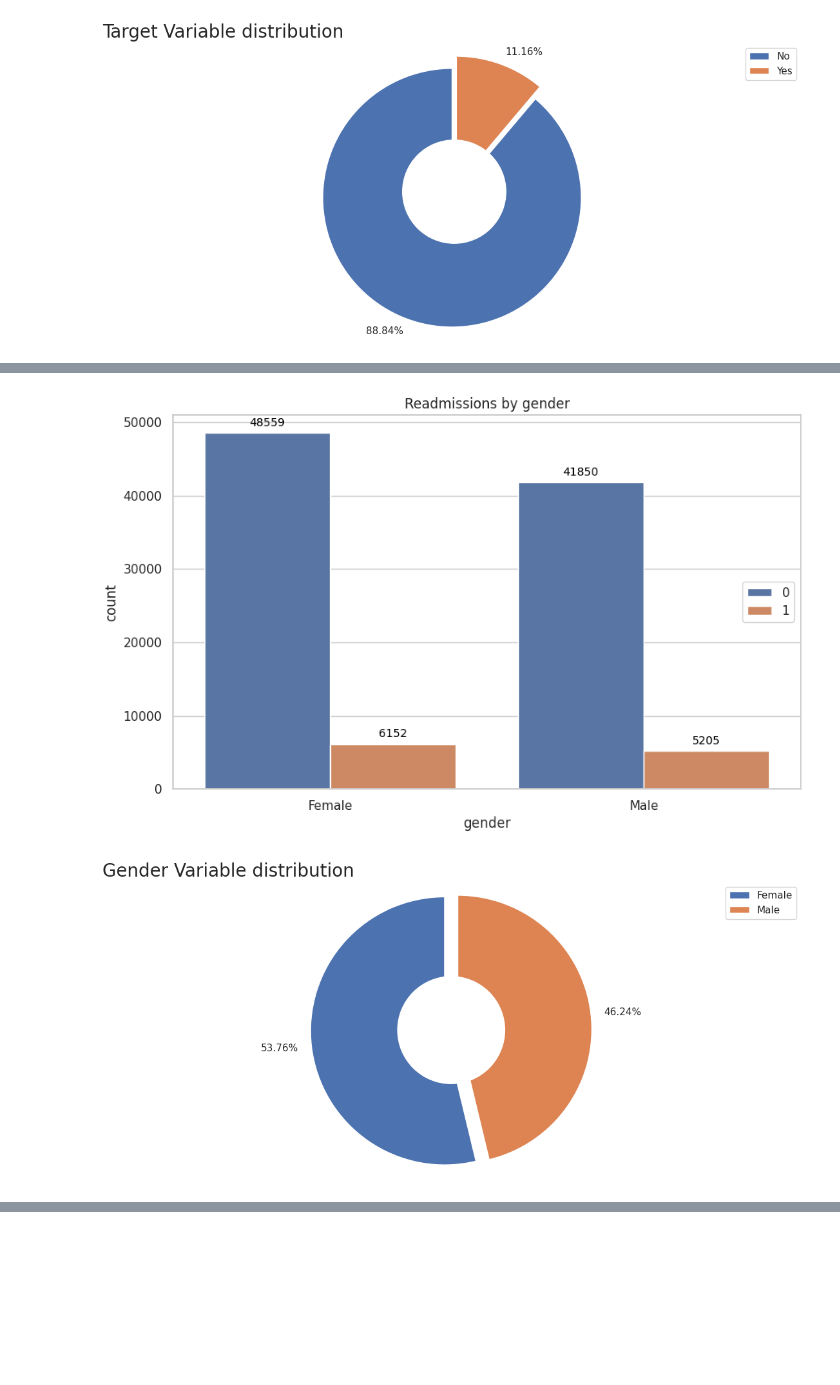
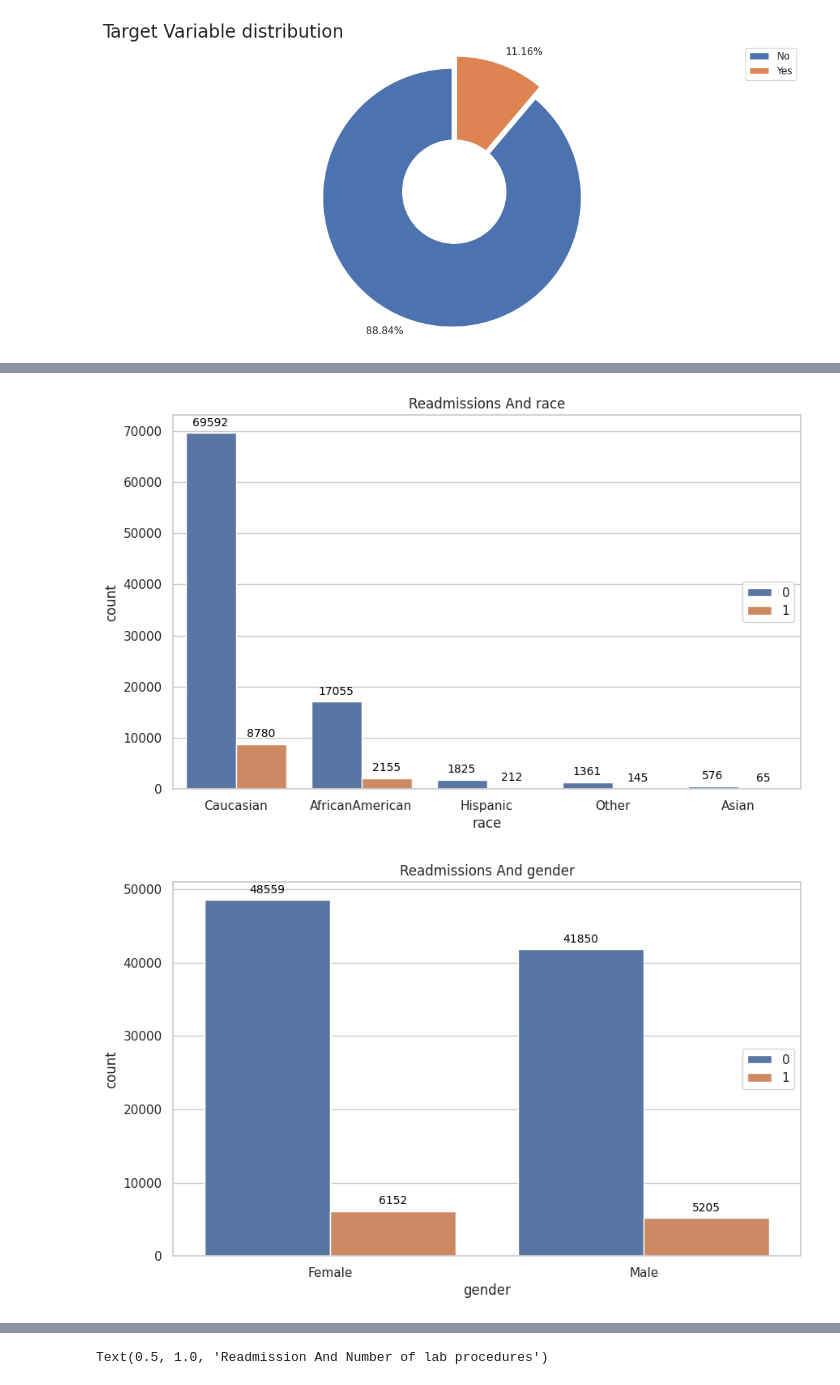
Before and after one commit to AliMO77/DMAKD, a Jupyter notebook: Diabetes.ipynb, the cells around one changed output, grey strips where cells are left out. Drawn from its saved outputs; the diff is of its cells as text; code cells hidden in the pictures; blank space fills up the shorter version.

```diff
--- a/Diabetes.ipynb
+++ b/Diabetes.ipynb
@@ -174,45 +208,39 @@ We can see tha this feature does have an influence on the readmission rate becau
 # %%
-
-
 def plot_readmission_correlations(df,col):
     col_readmitted_group = raw_data.groupby([col,'readmitted']).readmitted.count()
     col_data = raw_data[col].unique().tolist()
     readmission = raw_data.readmitted.unique().tolist()
 
     readmitted = []
     for i in col_data:
         for j in readmission:
             if j == 1 :
                 readmitted.append(col_readmitted_group[i][j])
 
     order = pd.DataFrame({'col': col_data, 'readmitted':readmitted}).sort_values(by='readmitted',ascending=False).col.tolist()
 
     #plot
     fig, ax =plt.subplots(figsize=(10,6))
     sns.countplot(x=col, hue="readmitted", data=raw_data, palette="deep" ,order = order)
 
-    ax.set_title('Readmissions by '+ col)
+    ax.set_title('Readmissions And '+ col)
     ax.legend(loc='right')
 
     for p in ax.patches:
         height = p.get_height()
         ax.annotate(f'{height:.0f}', (p.get_x() + p.get_width() / 2., height),
                     ha='center', va='bottom', fontsize=10, color='black', xytext=(0, 4),
                     textcoords='offset points')
     plt.show()
-    return
 
 
-#plot_readmission_correlations(raw_data,"insulin")
+plot_readmission_correlations(raw_data,"race")
 plot_readmission_correlations(raw_data,"gender")
-#pie_chart_plotter(raw_data ,'labels', 'gender','Gender Variable distribution',)
-
-values = raw_data.gender.value_counts().tolist()
-legend = raw_data.gender.value_counts().index.tolist()
-labels = [ str(round((value / len(raw_data) * 100),2))+'%' for value in values]
-
-df = pd.DataFrame({'Values' :values, 'labels' :labels })
-pie_chart_plotter(df ,'labels', 'Values','Gender Variable distribution',labels,legend)
+plot_readmission_correlations(raw_data,"insulin")
+plot_readmission_correlations(raw_data,"change")
+plot_readmission_correlations(raw_data,"diabetesMed")
+plot_readmission_correlations(raw_data,"max_glu_serum")
+sns.boxplot(x="readmitted", y="num_lab_procedures", data=raw_data).set_title('Readmission And Number of lab procedures')
 # %% [output]
-[figure, old version]
+[figure, new version]
-[figure, old version]
+[figure, new version]
@@ -218,0 +251 @@ pie_chart_plotter(df ,'labels', 'Values','Gender Variable distribution',labels,l
+Text(0.5, 1.0, 'Readmission And Number of lab procedures')
```
Also changed, not shown: parts of 12 cells of this notebook.
